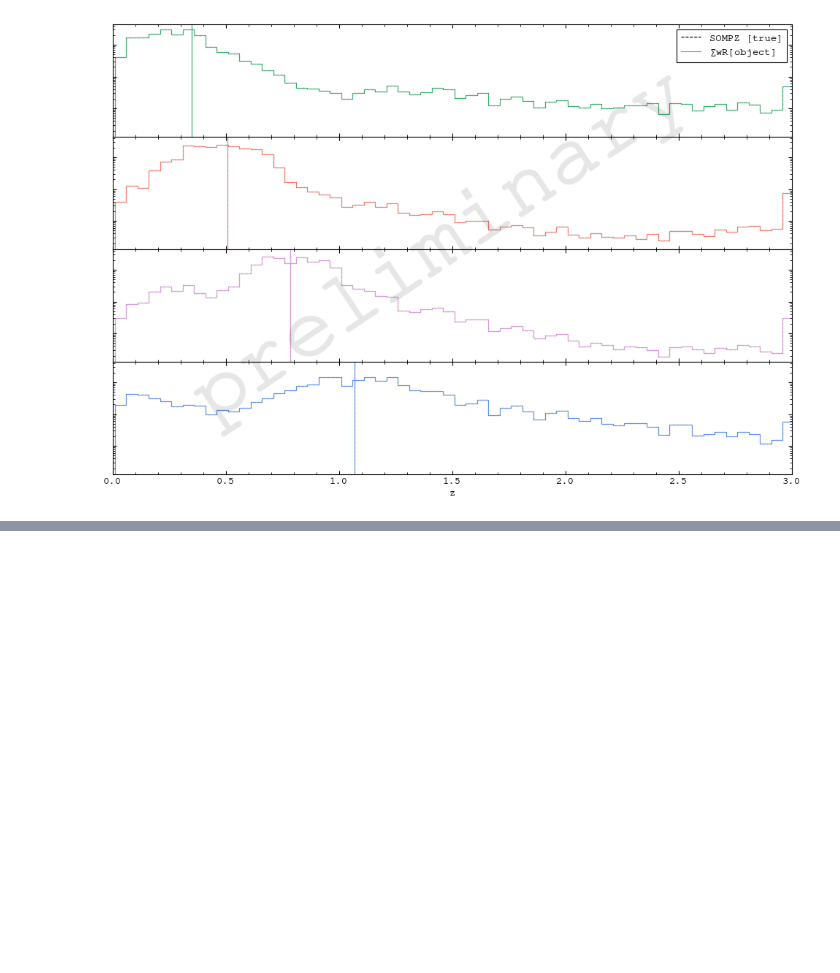
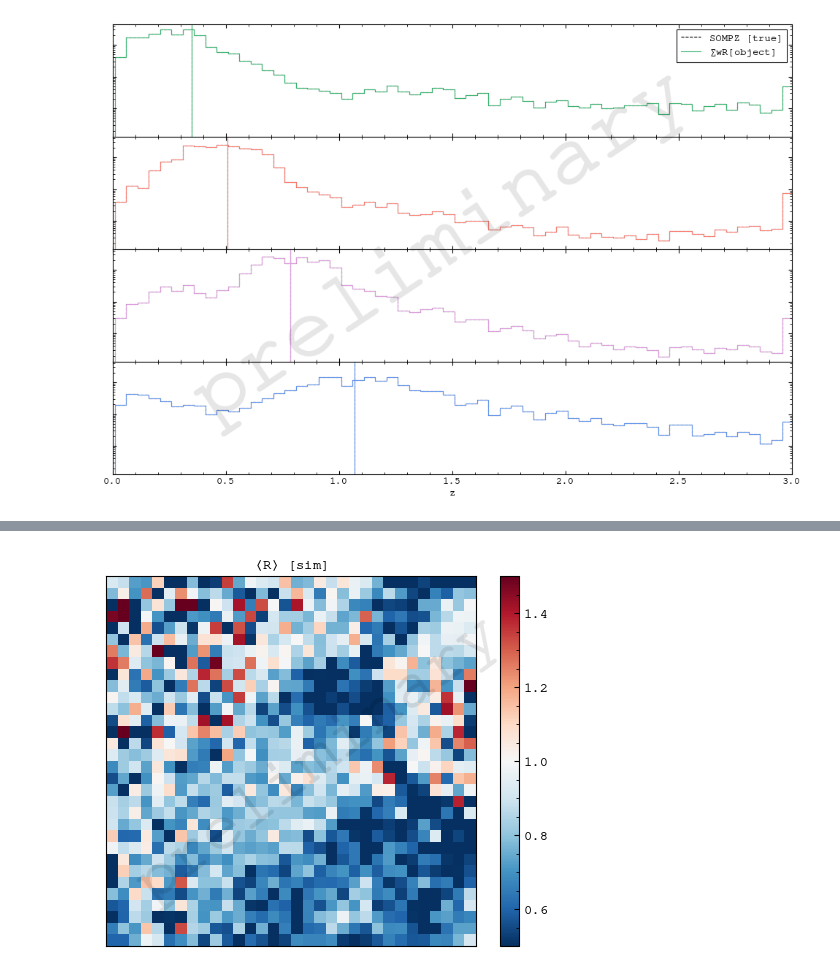
Before and after one commit to sidneymau/des-y6-image-sims-analysis, a Jupyter notebook: notebooks/2025_02_17_tomography/dev.ipynb, the cells around one changed output, grey strips where cells are left out. Cells and saved outputs as stored; diff of their text form; code cells hidden in the pictures; blank space fills up the shorter version.

```diff
--- a/notebooks/2025_02_17_tomography/dev.ipynb
+++ b/notebooks/2025_02_17_tomography/dev.ipynb
@@ -693,0 +1029,5 @@ plt.show()
+# %%
+bhat_sim = {}
+cell_sim = {}
+weight_sim = {}
+response_sim = {}
@@ -693,0 +1056,10 @@ plt.show()
+# %%
+g1_sim = {
+    mdet_step: shear_sim["mdet"][mdet_step]["gauss_g_1"][:]
+    for mdet_step in lib.const.MDET_STEPS
+}
+
+g2_sim = {
+    mdet_step: shear_sim["mdet"][mdet_step]["gauss_g_2"][:]
+    for mdet_step in lib.const.MDET_STEPS
+}
@@ -693,0 +1102,22 @@ plt.show()
+# %%
+fig, axs = plt.subplots(1, 1)
+
+norm=mpl.colors.CenteredNorm(1, halfrange=0.5)
+
+m = axs.imshow(
+    response_map_sim.reshape(lib.const.SOM_SHAPE),
+    origin="lower",
+    cmap="RdBu_r",
+    norm=norm,
+)
+fig.colorbar(m)
+
+axs.set_xticks([])
+axs.set_yticks([])
+axs.set_title("$〈R〉$ [sim]")
+
+watermark(fig)
+
+plt.show()
+# %% [output]
+[figure, added]
```
Also changed, not shown: parts of 32 cells of this notebook, 2 other files.
